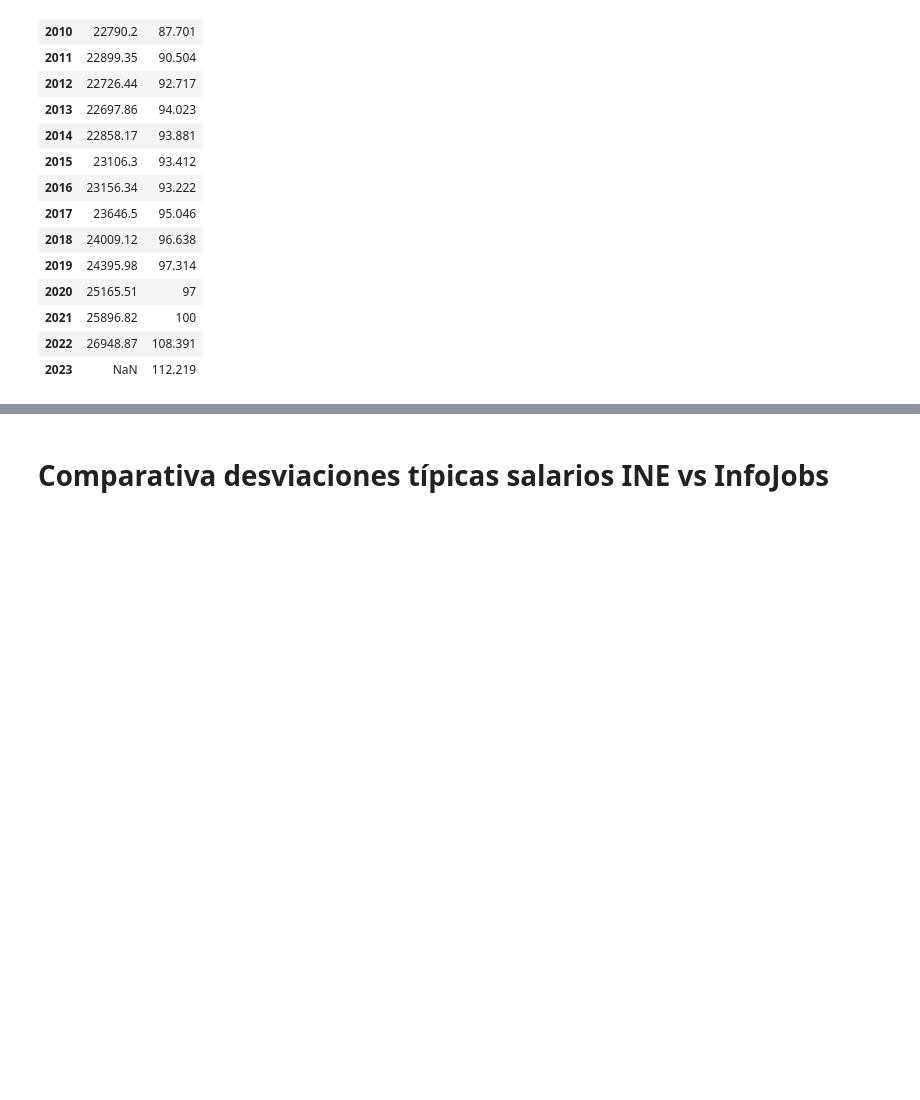
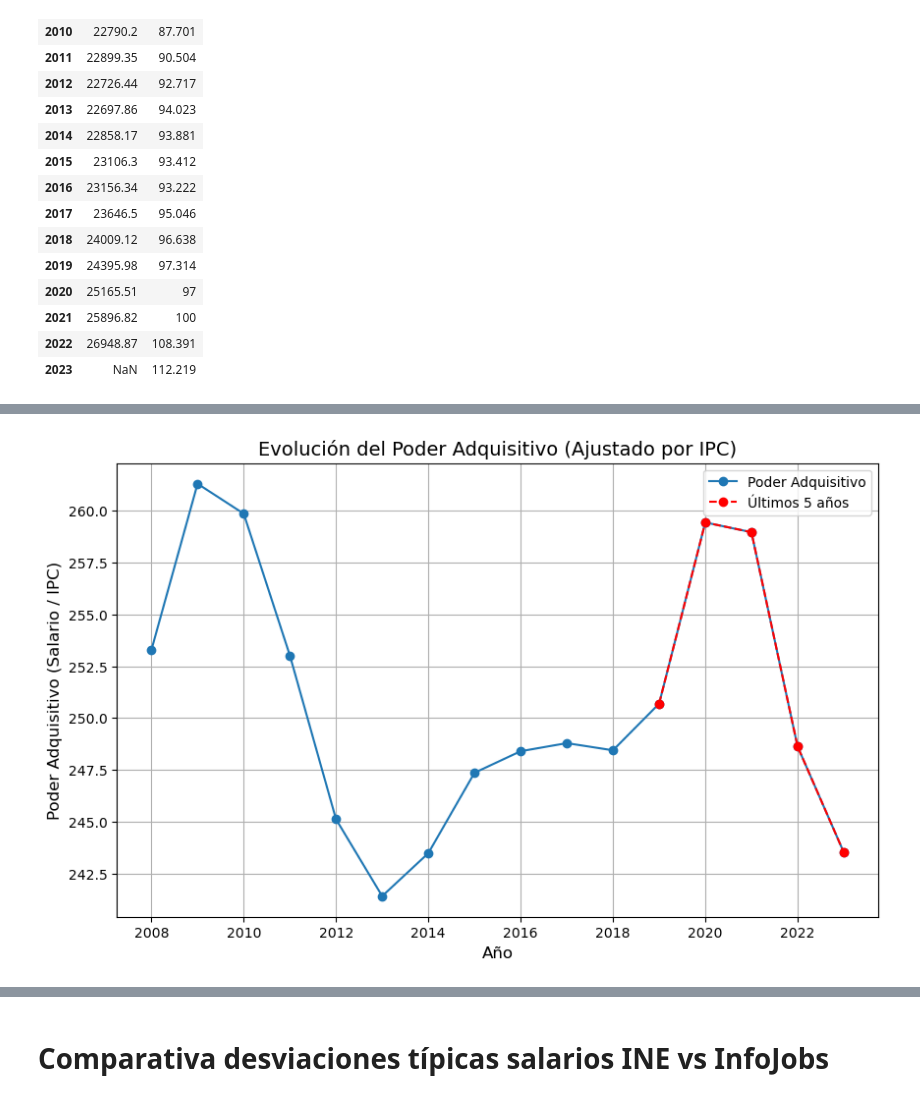
Before and after one commit to adrianbenitezrueda/first-project-data, a Jupyter notebook: main_josemi.ipynb, the cells around one changed output, grey strips where cells are left out. Saved outputs shown, nothing was run; the diff lists cells and outputs as text; code cells hidden in the pictures; blank space fills up the shorter version.

```diff
--- a/main_josemi.ipynb
+++ b/main_josemi.ipynb
@@ -239,0 +235,2 @@ TypeError: cannot do slice indexing on Index with these indexers [2009] of type
+# %%
+media_variacion_anual = df_combinado_t['Variación Anual'].mean()
@@ -239,0 +239,4 @@ TypeError: cannot do slice indexing on Index with these indexers [2009] of type
+# %%
+salario_estimado_2023 = round(salario_2022 * (1 + media_variacion_anual / 100), 2)
+# %%
+df_combinado_t.loc[2023, 'Salarios'] = salario_estimado_2023
@@ -239,0 +263,4 @@ TypeError: cannot do slice indexing on Index with these indexers [2009] of type
+# %%
+# Calcular el poder adquisitivo (Salarios ajustados por IPC)
+df_combinado_t['Poder Adquisitivo'] = df_combinado_t['Salarios'] / df_combinado_t['IPC']
+df_combinado_t
@@ -239,0 +285,25 @@ TypeError: cannot do slice indexing on Index with these indexers [2009] of type
+# %%
+import matplotlib.pyplot as plt
+
+# Crear la figura y los ejes
+plt.figure(figsize=(10, 6))
+
+# Graficar el poder adquisitivo
+plt.plot(df_combinado_t.index, df_combinado_t['Poder Adquisitivo'], marker='o', label='Poder Adquisitivo')
+
+# Resaltar los últimos 5 años
+plt.plot(df_combinado_t.index[-5:], df_combinado_t['Poder Adquisitivo'][-5:], color='red', marker='o', linestyle='--', label='Últimos 5 años')
+
+# Etiquetas y título
+plt.title('Evolución del Poder Adquisitivo (Ajustado por IPC)', fontsize=14)
+plt.xlabel('Año', fontsize=12)
+plt.ylabel('Poder Adquisitivo (Salario / IPC)', fontsize=12)
+plt.grid(True)
+
+# Añadir leyenda
+plt.legend()
+
+# Mostrar el gráfico
+plt.show()
+# %% [output]
+[figure, added]
```
Also changed, not shown: parts of 24 cells of this notebook, 2 other files.
